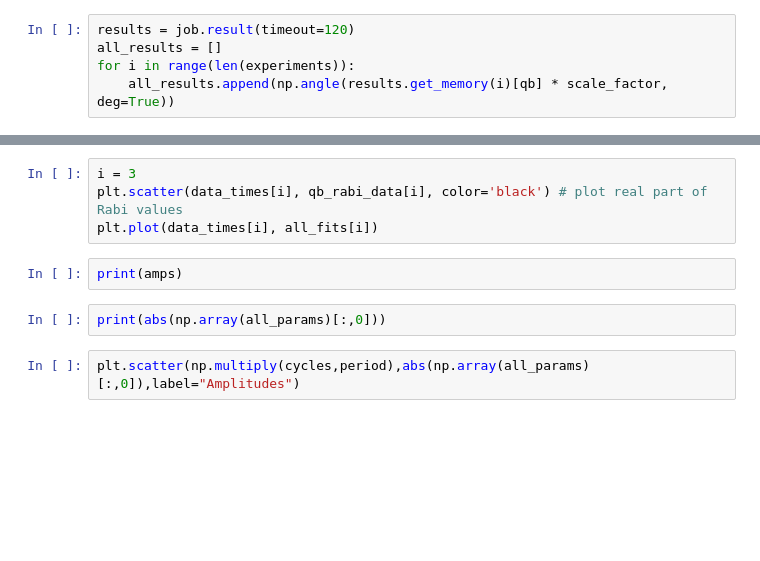
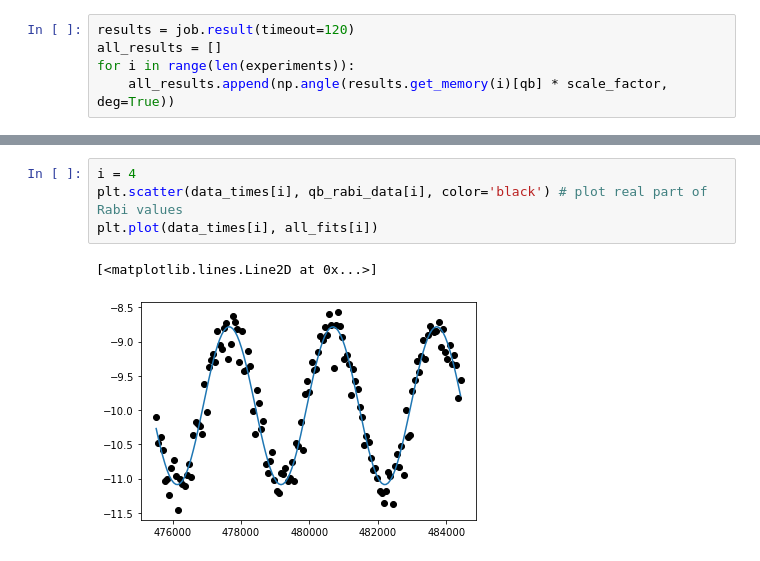
Before and after one commit to noahberthusen/Benewop-benchmarking, a Jupyter notebook: Benewop.ipynb, the cells around one changed output, grey strips where cells are left out. Saved outputs shown, nothing was run; the diff lists cells and outputs as text; blank space fills up the shorter version.

```diff
--- a/Benewop.ipynb
+++ b/Benewop.ipynb
@@ -271,10 +259,7 @@ print(p)
 # %%
-i = 3
+i = 4
 plt.scatter(data_times[i], qb_rabi_data[i], color='black') # plot real part of Rabi values
 plt.plot(data_times[i], all_fits[i])
+# %% [output]
+[<matplotlib.lines.Line2D at 0x...>]
+[figure, added]
-# %%
-print(amps)
-# %%
-print(abs(np.array(all_params)[:,0]))
-# %%
-plt.scatter(np.multiply(cycles,period),abs(np.array(all_params)[:,0]),label="Amplitudes")
```
Also changed, not shown: parts of 11 cells of this notebook, 1 other file.
